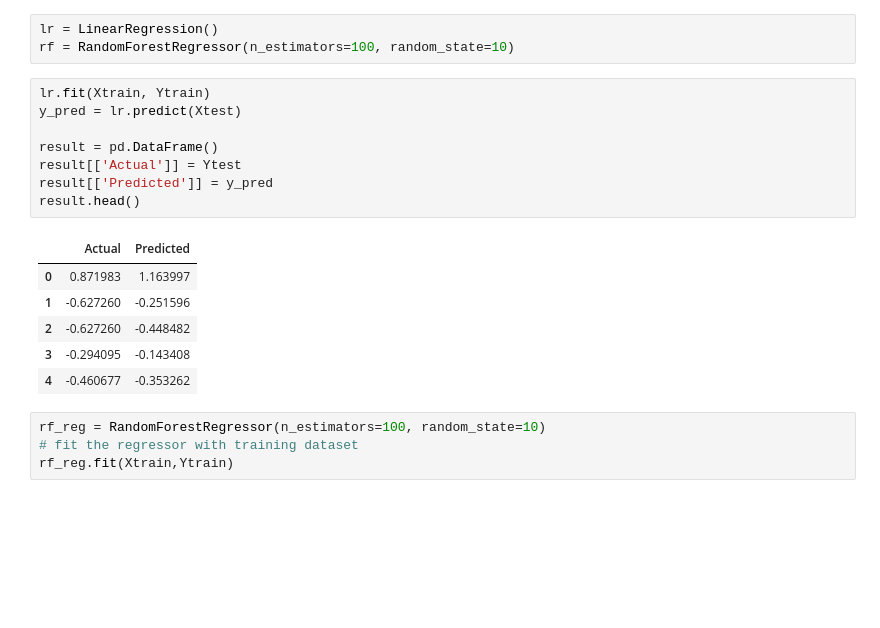
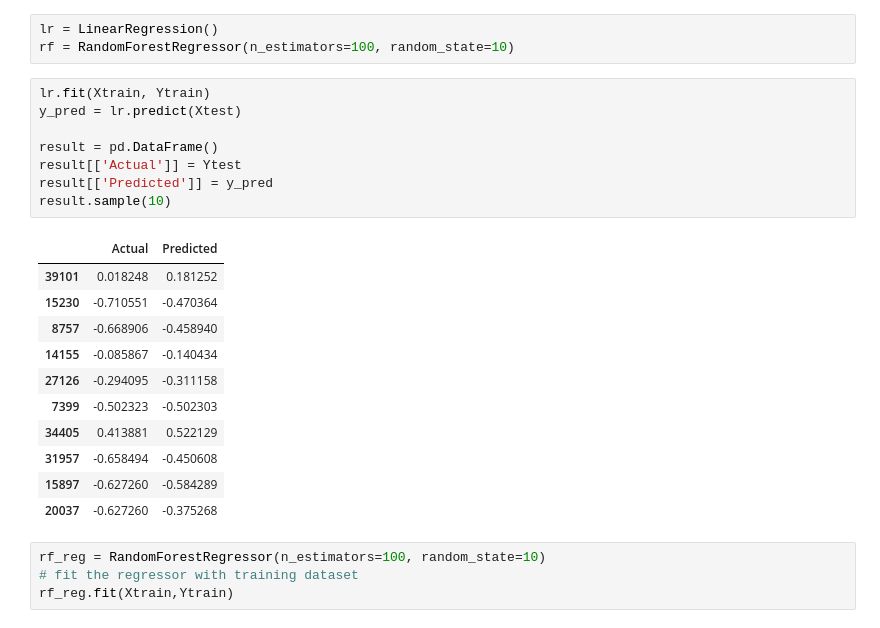
Before and after one commit to zopalu/zopaluml, a Jupyter notebook: ML Practical1.ipynb, the cells around one changed output. Saved outputs shown, nothing was run; the diff lists cells and outputs as text; blank space fills up the shorter version.

```diff
--- a/ML Practical1.ipynb
+++ b/ML Practical1.ipynb
@@ -260,18 +252,23 @@ rf = RandomForestRegressor(n_estimators=100, random_state=10)
 # %%
 lr.fit(Xtrain, Ytrain)
 y_pred = lr.predict(Xtest)
 
 result = pd.DataFrame()
 result[['Actual']] = Ytest
 result[['Predicted']] = y_pred
-result.head()
+result.sample(10)
 # %% [output]
 |  | Actual | Predicted |
-| 0 | 0.871983 | 1.163997 |
-| 1 | -0.627260 | -0.251596 |
-| 2 | -0.627260 | -0.448482 |
-| 3 | -0.294095 | -0.143408 |
-| 4 | -0.460677 | -0.353262 |
+| 39101 | 0.018248 | 0.181252 |
+| 15230 | -0.710551 | -0.470364 |
+| 8757 | -0.668906 | -0.458940 |
+| 14155 | -0.085867 | -0.140434 |
+| 27126 | -0.294095 | -0.311158 |
+| 7399 | -0.502323 | -0.502303 |
+| 34405 | 0.413881 | 0.522129 |
+| 31957 | -0.658494 | -0.450608 |
+| 15897 | -0.627260 | -0.584289 |
+| 20037 | -0.627260 | -0.375268 |
 # %%
 rf_reg = RandomForestRegressor(n_estimators=100, random_state=10)
 # fit the regressor with training dataset
```
Also changed, not shown: parts of 3 cells of this notebook, 5 other files.
